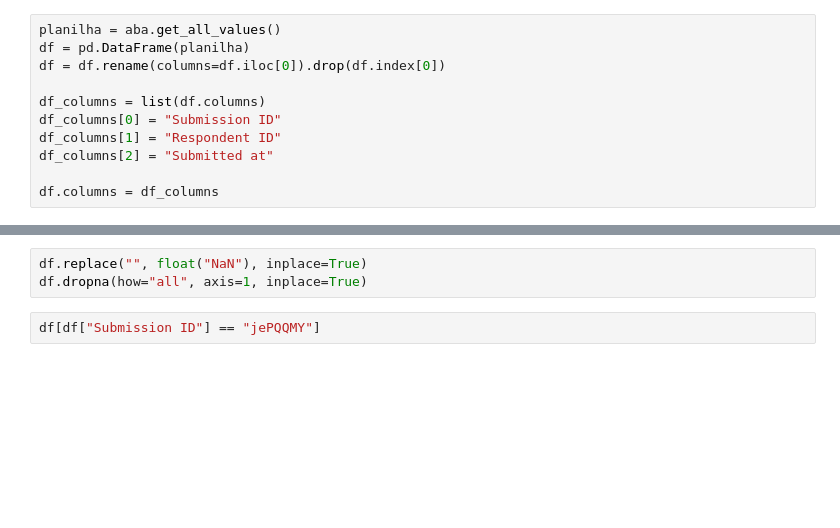
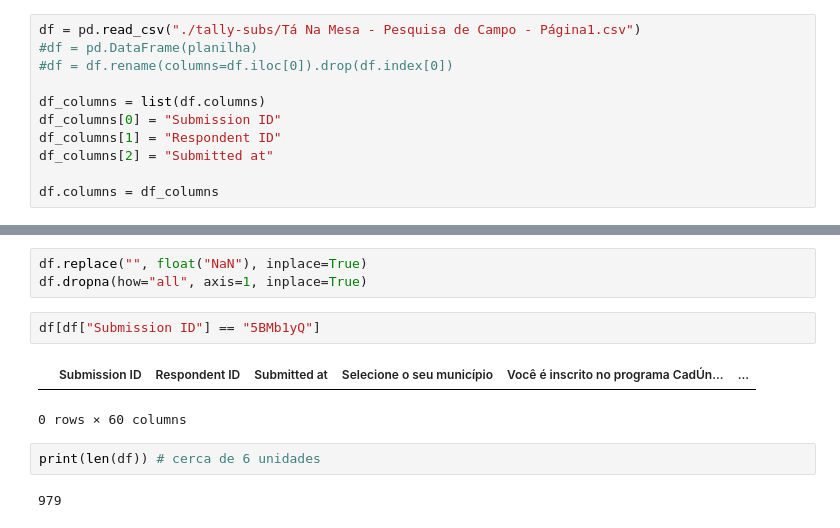
Before and after one commit to carlos-dani-dev/TaNaMesa-data-pipeline, a Jupyter notebook: main.ipynb, the cells around one changed output, grey strips where cells are left out. Saved outputs shown, nothing was run; the diff lists cells and outputs as text; blank space fills up the shorter version.

```diff
--- a/main.ipynb
+++ b/main.ipynb
@@ -26,7 +12,7 @@ DefaultCredentialsError: Your default credentials were not found. To set up Appl
 # %%
-planilha = aba.get_all_values()
-df = pd.DataFrame(planilha)
-df = df.rename(columns=df.iloc[0]).drop(df.index[0])
+df = pd.read_csv("./tally-subs/Tá Na Mesa - Pesquisa de Campo - Página1.csv")
+#df = pd.DataFrame(planilha)
+#df = df.rename(columns=df.iloc[0]).drop(df.index[0])
 
 df_columns = list(df.columns)
 df_columns[0] = "Submission ID"
@@ -143,6 +254,13 @@ df["Total de beneficiários"] = len(df)*1
 df.replace("", float("NaN"), inplace=True)
 df.dropna(how="all", axis=1, inplace=True)
 # %%
-df[df["Submission ID"] == "jePQQMY"]
+df[df["Submission ID"] == "5BMb1yQ"]
+# %% [output]
+|  | Submission ID | Respondent ID | Submitted at | Selecione o seu município | Você é inscrito no programa CadÚn... | ... |
+0 rows × 60 columns
+# %%
+print(len(df)) # cerca de 6 unidades
+# %% [output]
+979
 # %%
 df.columns
```
Also changed, not shown: parts of 15 cells of this notebook, 11 other files.
